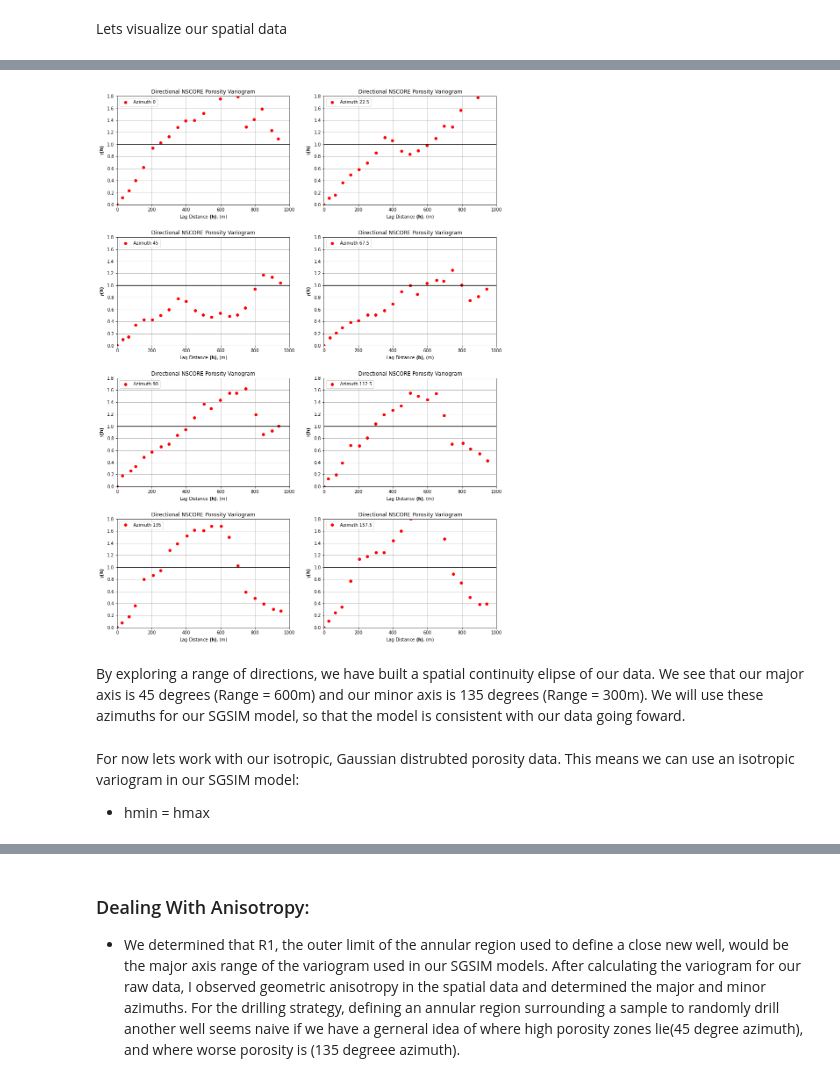
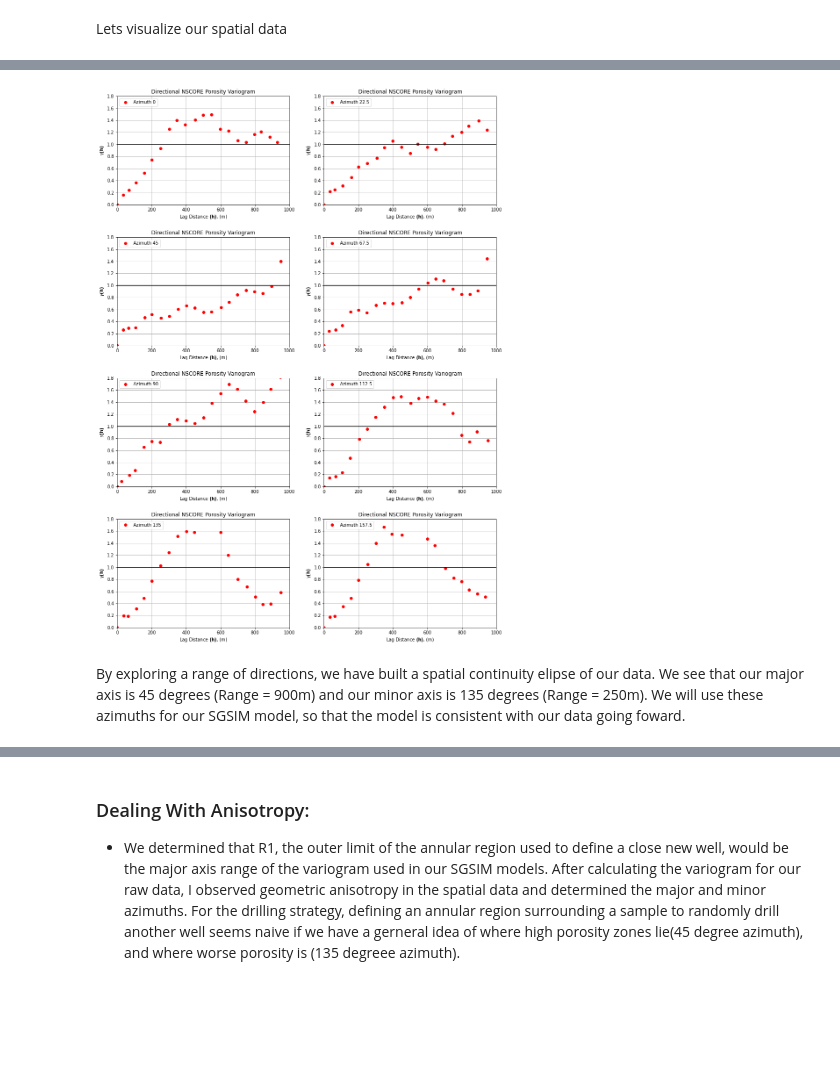
Before and after one commit to AdrianSalinas98/Petroleum-Engineering-Repository, a Jupyter notebook: Sequential Gaussian Simulation with Imposed Strategy Bootstrap.ipynb, the cells around one changed output, grey strips where cells are left out. Saved outputs shown, nothing was run; the diff lists cells and outputs as text; code cells hidden in the pictures; blank space fills up the shorter version.

```diff
--- a/Sequential Gaussian Simulation with Imposed Strategy Bootstrap.ipynb
+++ b/Sequential Gaussian Simulation with Imposed Strategy Bootstrap.ipynb
@@ -63,13 +82,10 @@ Then we'll visualize the data.
 # %%
-data = pd.read_csv('sample_data_MV_biased-3.csv')
-data = data.sample(100)
-data = data.reset_index(drop = True)
-df_iso = pd.DataFrame(data.iloc[:,1:3],columns = ['X','Y'])
-df_iso['porosity'] = porosity['porosity']
+x = np.tile(np.linspace(0,10000,10), 10)
+y = np.repeat(np.linspace(10,10000,10), 10)
+df_iso['X'] = x
+df_iso['Y'] = y
 
-df_iso.head()
-
-GSLIB.locmap_st(df_iso,'X','Y','porosity',0,1000,0,1000,.05,.3,'Porosity','X (m)','Y (m)','Porosity Map',plt.cm.plasma)
+GSLIB.locmap_st(df_iso,'X','Y','porosity',0,10000,0,10000,.05,.3,'Porosity','X (m)','Y (m)','Porosity Map',plt.cm.plasma)
 # %% [output]
 The 'verts' parameter of scatter() was deprecated in Matplotlib 3.2 and will be removed two minor releases later. If any parameter follows 'verts', they should be passed as keyword, not positionally.
   im = plt.scatter(
@@ -77,0 +101,30 @@ The 'verts' parameter of scatter() was deprecated in Matplotlib 3.2 and will be
+# %%
+tmin = -9999.; tmax = 9999.                             # no trimming of our data
+lag_dist = 1000.0; lag_tol = 1000.0; nlag = 20;     # maximum lag is 1000m, log_tol > 1/2 lag distance (smoothing)
+bandh = 9999.9; atol = 25                             # give bandwidth no effect: directional variograms
+isill = 1                                               # standardize sill(equal to variance = 1 in normal trans)
+azi_mat = [0,22.5,45,67.5,90,112.5,135,157.5]           # directions in azimuth to consider
+
+#Store results in these arrays
+lag = np.zeros((len(azi_mat),nlag+2))
+variogram = np.zeros((len(azi_mat),nlag+2))
+z = np.zeros((len(azi_mat),nlag+2))
+
+for azi in range(0,len(azi_mat)):                      # Loop over all directions
+    lag[azi,:], variogram[azi,:], z[azi,:] = geostats.gamv(df_iso,"X","Y","porosity",tmin,tmax,
+                                                                lag_dist,lag_tol,nlag,azi_mat[azi],
+                                                                atol,bandh,isill)
+#visualize each variogram
+    plt.subplot(4,2,azi+1)
+    plt.plot(lag[azi,:],variogram[azi,:],'o',color = 'r',label = 'Azimuth ' +str(azi_mat[azi]))
+    plt.plot([0,10000],[1.0,1.0],color = 'black')
+    plt.xlabel(r'Lag Distance $\bf(h)$, (m)')
+    plt.ylabel(r'$\gamma \bf(h)$')
+    plt.title('Directional NSCORE Porosity Variogram')
+    plt.xlim([0,10000])
+    plt.ylim([0,1.8])
+    plt.legend(loc='upper left')
+    plt.grid(True)
+
+plt.subplots_adjust(left=0.0, bottom=0.0, right=2.0, top=4.2, wspace=0.2, hspace=0.3)
+plt.show()
@@ -142,37 +693,34 @@ df.head()
 # %%
 tmin = -9999.; tmax = 9999.                             # no trimming of our data
 lag_dist = 50.0; lag_tol = 50.0; nlag = 20;     # maximum lag is 1000m, log_tol > 1/2 lag distance (smoothing)
 bandh = 9999.9; atol = 25                             # give bandwidth no effect: directional variograms
 isill = 1                                               # standardize sill(equal to variance = 1 in normal trans)
 azi_mat = [0,22.5,45,67.5,90,112.5,135,157.5]           # directions in azimuth to consider
 
 #Store results in these arrays
 lag = np.zeros((len(azi_mat),nlag+2))
 variogram = np.zeros((len(azi_mat),nlag+2))
 z = np.zeros((len(azi_mat),nlag+2))
 
 for azi in range(0,len(azi_mat)):                      # Loop over all directions
-    lag[azi,:], variogram[azi,:], z[azi,:] = geostats.gamv(por,"X","Y","nPor",tmin,tmax,
+    lag[azi,:], variogram[azi,:], z[azi,:] = geostats.gamv(df,"X","Y","Porosity",tmin,tmax,
                                                                 lag_dist,lag_tol,nlag,azi_mat[azi],
                                                                 atol,bandh,isill)
 #visualize each variogram
     plt.subplot(4,2,azi+1)
     plt.plot(lag[azi,:],variogram[azi,:],'o',color = 'r',label = 'Azimuth ' +str(azi_mat[azi]))
     plt.plot([0,2000],[1.0,1.0],color = 'black')
     plt.xlabel(r'Lag Distance $\bf(h)$, (m)')
     plt.ylabel(r'$\gamma \bf(h)$')
     plt.title('Directional NSCORE Porosity Variogram')
     plt.xlim([0,1000])
     plt.ylim([0,1.8])
     plt.legend(loc='upper left')
     plt.grid(True)
 
 plt.subplots_adjust(left=0.0, bottom=0.0, right=2.0, top=4.2, wspace=0.2, hspace=0.3)
 plt.show()
 # %% [output]
-[figure, old version]
+[figure, new version]
 # %% [markdown]
-By exploring a range of directions, we have built a spatial continuity elipse of our data. We see that our major axis is 45 degrees (Range = 600m) and our minor axis is 135 degrees (Range = 300m). We will use these azimuths for our SGSIM model, so that the model is consistent with our data going foward.
+By exploring a range of directions, we have built a spatial continuity elipse of our data. We see that our major axis is 45 degrees (Range = 900m) and our minor axis is 135 degrees (Range = 250m). We will use these azimuths for our SGSIM model, so that the model is consistent with our data going foward.
-# %% [markdown]
-For now lets work with our isotropic, Gaussian distrubted porosity data. This means we can use an isotropic variogram in our SGSIM model:
-- hmin = hmax
```
Also changed, not shown: parts of 66 cells of this notebook.
